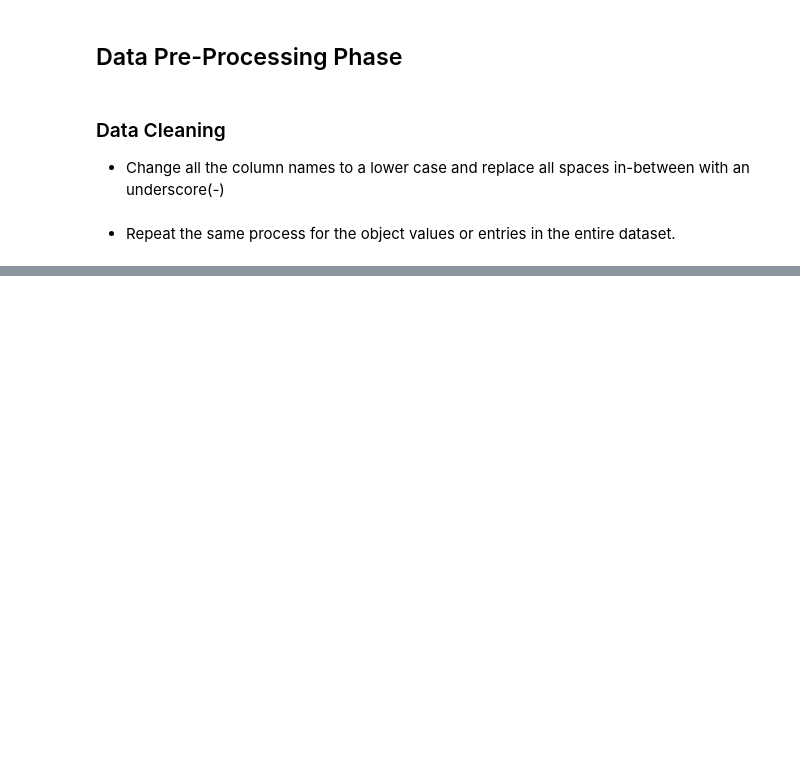
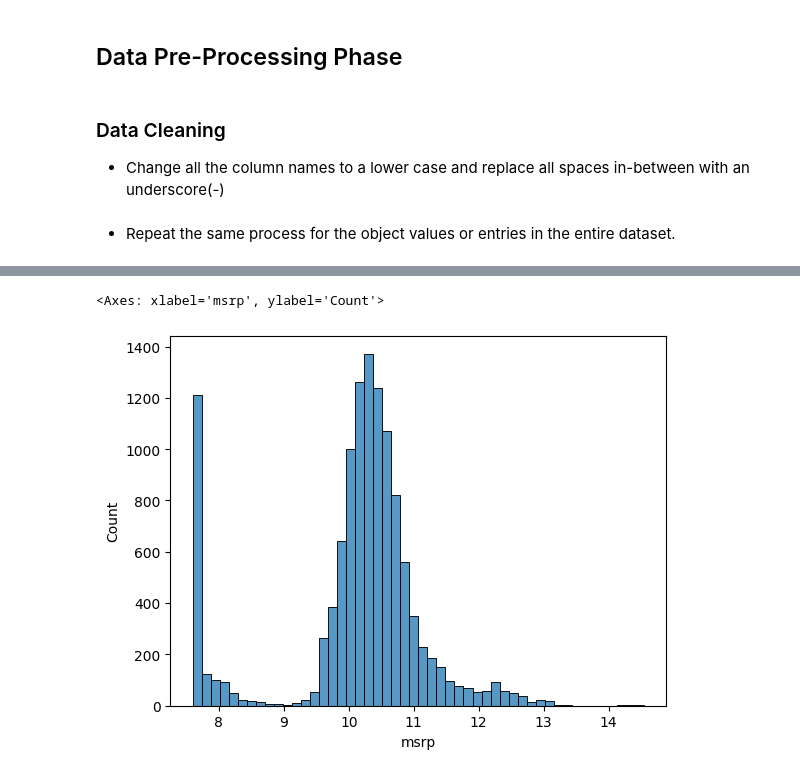
Before and after one commit to obinnaofomah/car_prize_prediction, a Jupyter notebook: car_prize.ipynb, the cells around one changed output, grey strips where cells are left out. Saved outputs shown, nothing was run; the diff lists cells and outputs as text; code cells hidden in the pictures; blank space fills up the shorter version.

```diff
--- a/car_prize.ipynb
+++ b/car_prize.ipynb
@@ -47,0 +83,9 @@ data.head(2)
+# %%
+# Normalizing the price distribution
+
+price_log = np.log1p(data.msrp)
+# %%
+sns.histplot(price_log, bins=50)
+# %% [output]
+<Axes: xlabel='msrp', ylabel='Count'>
+[figure, added]
```
Also changed, not shown: parts of 7 cells of this notebook.
